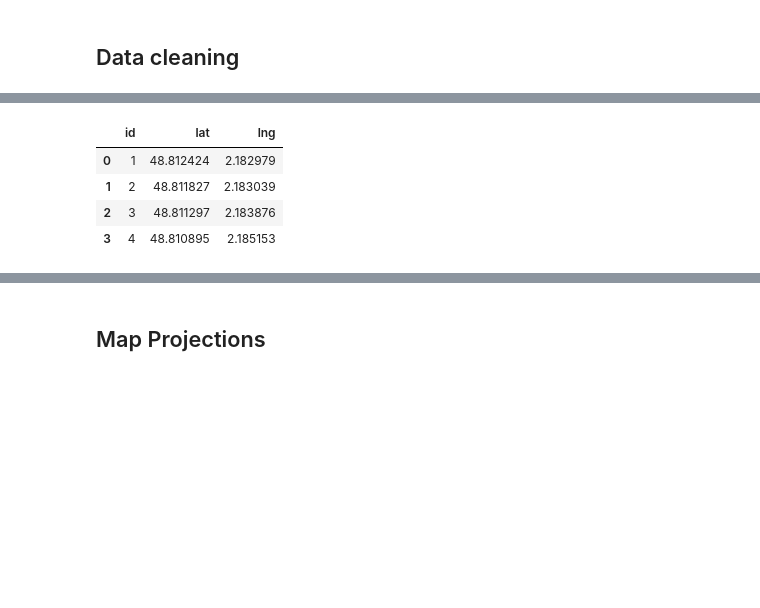
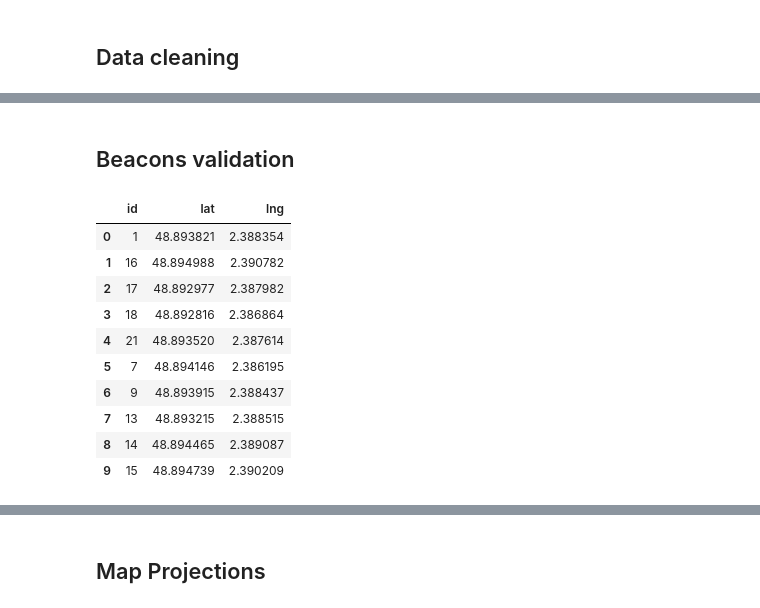
Before and after one commit to severinferard/dora-notebooks, a Jupyter notebook: analysis.ipynb, the cells around one changed output, grey strips where cells are left out. Cells and saved outputs as stored; diff of their text form; code cells hidden in the pictures; blank space fills up the shorter version.

```diff
--- a/analysis.ipynb
+++ b/analysis.ipynb
@@ -90,17 +427,38 @@ interactive(children=(IntSlider(value=5, description='max_dist', max=20, min=1),
+# %% [markdown]
+## Beacons validation
 # %%
+# BEACONS = [
+#     [1, 48.8124241, 2.1829787],
+#     [2, 48.8118271, 2.1830392],
+#     [3,	48.8112972,	2.1838760],
+#     [4,	48.8108945,	2.1851528]
+# ]
+
 BEACONS = [
-    [1, 48.8124241, 2.1829787],
-    [2, 48.8118271, 2.1830392],
-    [3,	48.8112972,	2.1838760],
-    [4,	48.8108945,	2.1851528]
+    [1, 48.8938208, 2.3883543],
+    [16, 48.8949879, 2.3907824],
+    [17, 48.8929774, 2.3879819],
+    [18, 48.8928159, 2.3868641],
+    [21, 48.8935197, 2.3876138],
+    [7, 48.8941464, 2.3861955],
+    [9, 48.8939147, 2.3884367],
+    [13, 48.8932153, 2.3885151],
+    [14, 48.8944649, 2.3890872],
+    [15, 48.8947393, 2.3902093],
 ]
 
 beacons_df = pd.DataFrame(BEACONS, columns=["id", "lat", "lng"])
 beacons_df
 # %% [output]
 |  | id | lat | lng |
-| 0 | 1 | 48.812424 | 2.182979 |
-| 1 | 2 | 48.811827 | 2.183039 |
-| 2 | 3 | 48.811297 | 2.183876 |
-| 3 | 4 | 48.810895 | 2.185153 |
+| 0 | 1 | 48.893821 | 2.388354 |
+| 1 | 16 | 48.894988 | 2.390782 |
+| 2 | 17 | 48.892977 | 2.387982 |
+| 3 | 18 | 48.892816 | 2.386864 |
+| 4 | 21 | 48.893520 | 2.387614 |
+| 5 | 7 | 48.894146 | 2.386195 |
+| 6 | 9 | 48.893915 | 2.388437 |
+| 7 | 13 | 48.893215 | 2.388515 |
+| 8 | 14 | 48.894465 | 2.389087 |
+| 9 | 15 | 48.894739 | 2.390209 |
 # %%
```
Also changed, not shown: parts of 17 cells of this notebook, 2 other files.
